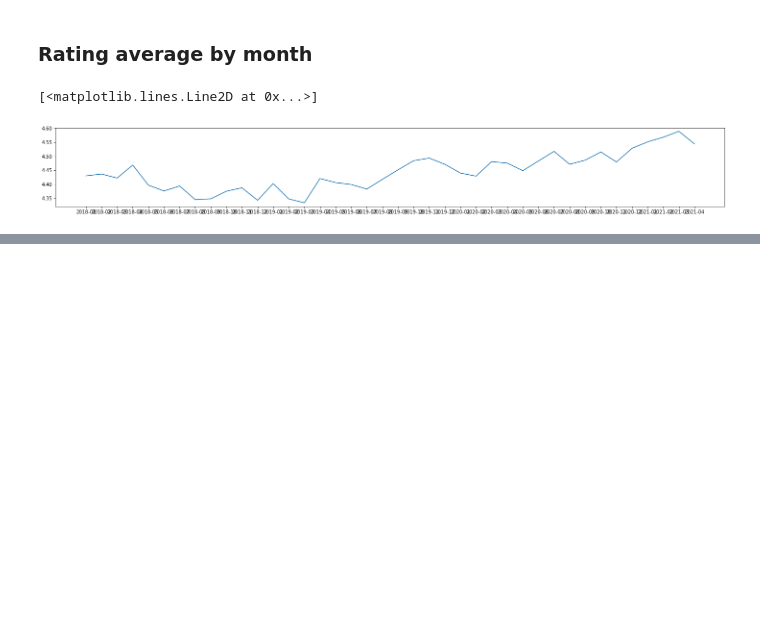
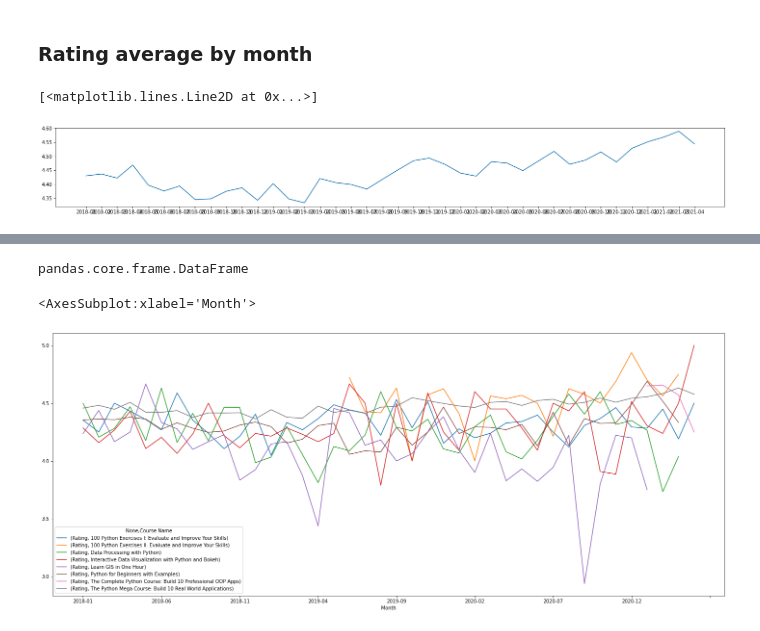
Before and after one commit to sureshyhap/The-Python-Mega-Course-Build-10-Real-World-Applications, a Jupyter notebook: Section 19/Untitled.ipynb, the cells around one changed output, grey strips where cells are left out. Cells and saved outputs as stored; diff of their text form; code cells hidden in the pictures; blank space fills up the shorter version.

```diff
--- a/Section 19/Untitled.ipynb
+++ b/Section 19/Untitled.ipynb
@@ -105,0 +108,2 @@ plt.plot(month_average.index, month_average["Rating"])
+# %%
+month_average_courses = data.groupby(["Month", "Course Name"]).mean()
@@ -105,0 +127,2 @@ plt.plot(month_average.index, month_average["Rating"])
+# %%
+month_average_courses = month_average_courses.unstack()
@@ -105,0 +140,9 @@ plt.plot(month_average.index, month_average["Rating"])
+# %%
+type(month_average_courses)
+# %% [output]
+pandas.core.frame.DataFrame
+# %%
+month_average_courses.plot(figsize=(25, 10))
+# %% [output]
+<AxesSubplot:xlabel='Month'>
+[figure, added]
```
Also changed, not shown: parts of 8 cells of this notebook, 3 other files.
